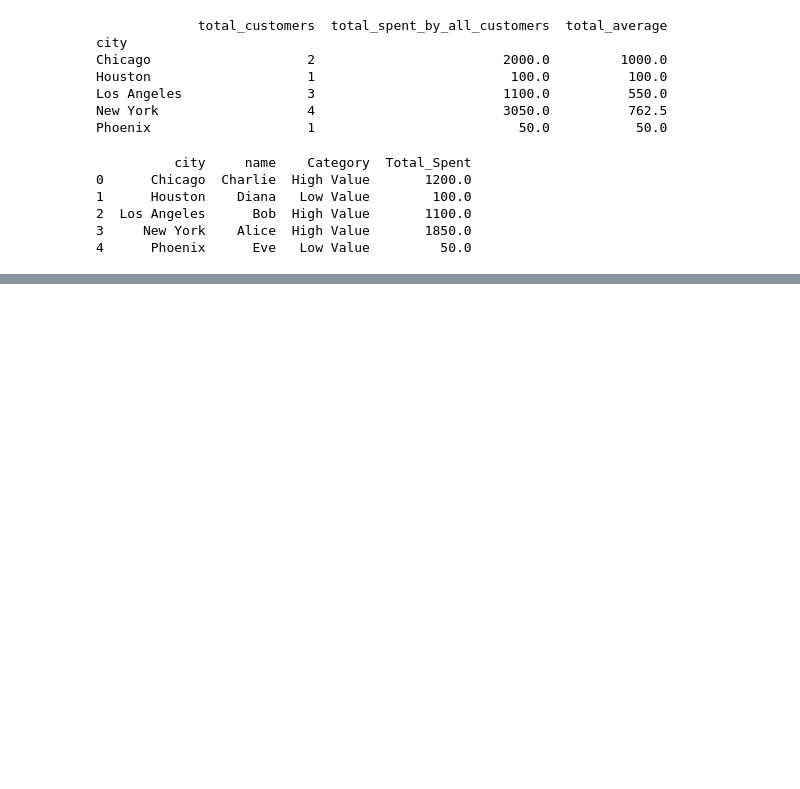
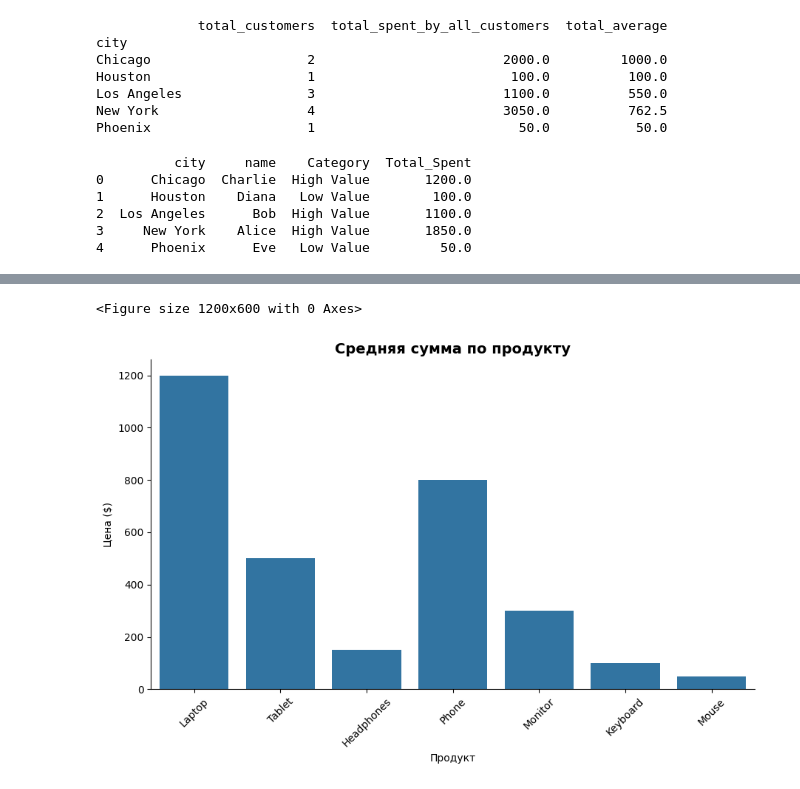
Before and after one commit to Prospis/My-way-to-DA-DS, a Jupyter notebook: Week_3/advanced_pandas_day_01-05.ipynb, the cells around one changed output, grey strips where cells are left out. Saved outputs shown, nothing was run; the diff lists cells and outputs as text; code cells hidden in the pictures; blank space fills up the shorter version.

```diff
--- a/Week_3/advanced_pandas_day_01-05.ipynb
+++ b/Week_3/advanced_pandas_day_01-05.ipynb
@@ -364,0 +413,21 @@ print(final_table[['city', 'name', 'Category', 'Total_Spent']])
+# %%
+plt.figure(figsize=(12,6))
+data_for_catplot = merged_left.dropna()
+sns.catplot(
+    x='product',
+    y='amount',
+    data=data_for_catplot,
+    kind='bar',
+    height=6,
+    aspect=1.5
+    )
+plt.xticks(rotation=45)
+plt.title('Средняя сумма по продукту', fontsize=14, fontweight='bold')
+plt.ylabel('Цена ($)')
+plt.xlabel('Продукт')
+plt.tight_layout()
+plt.savefig('images/catplot_products.png', dpi=300, bbox_inches='tight')
+plt.show()
+# %% [output]
+<Figure size 1200x600 with 0 Axes>
+[figure, added]
```
Also changed, not shown: parts of 4 cells of this notebook, 8 other files.
